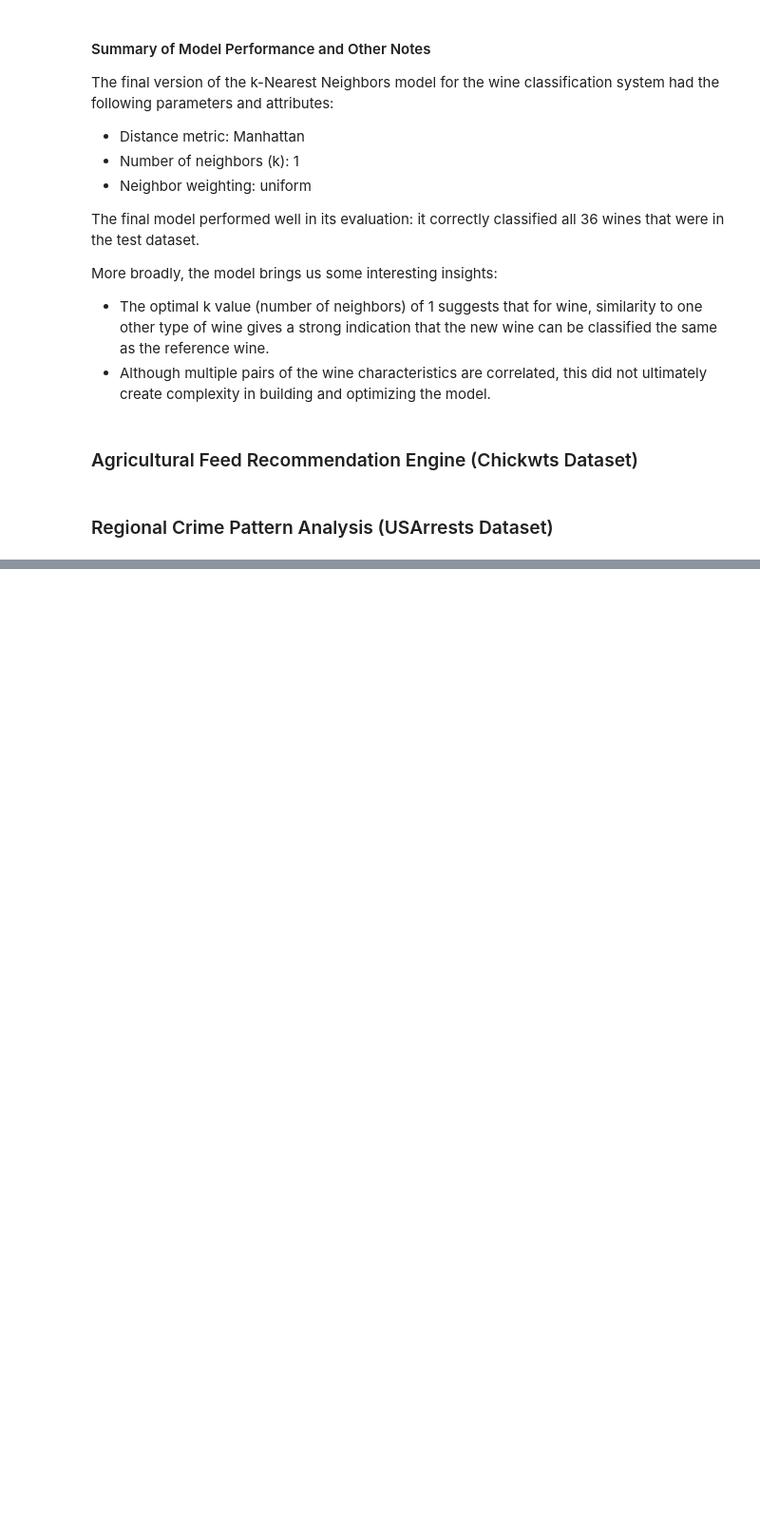
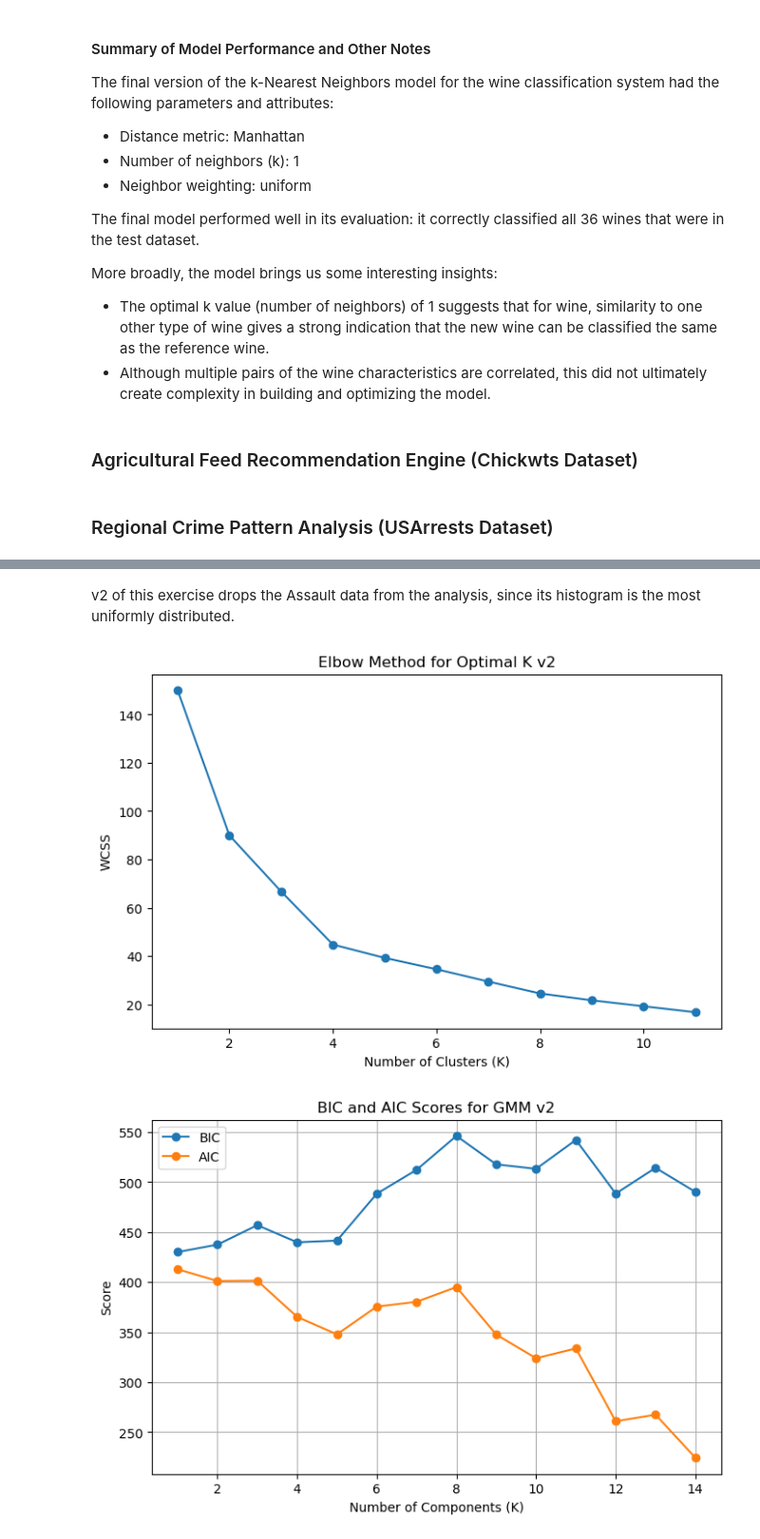
Before and after one commit to marhas109/ds08_all, a Jupyter notebook: mod8_summative_lab.ipynb, the cells around one changed output, grey strips where cells are left out. Shown at 95% size. Saved outputs shown, nothing was run; the diff lists cells and outputs as text; code cells hidden in the pictures; blank space fills up the shorter version.

```diff
--- a/mod8_summative_lab.ipynb
+++ b/mod8_summative_lab.ipynb
@@ -243,0 +357,48 @@ More broadly, the model brings us some interesting insights:
+# %% [markdown]
+v2 of this exercise drops the Assault data from the analysis, since its histogram is the most uniformly distributed.
+# %%
+# Select numerical features for clustering - version 2
+X2 = df[['Murder', 'UrbanPop', 'Rape']]
+
+# Standardize the data
+scaler = StandardScaler()
+X2_scaled = scaler.fit_transform(X2)
+# %%
+# elbow method to find optimal K for K-Means - version 2
+inertia2 = []
+K_range = range(1, 12)
+for k in K_range:
+    kmeans = KMeans(n_clusters=k, random_state=42, n_init=10)
+    kmeans.fit(X2_scaled)
+    inertia2.append(kmeans.inertia_)
+# %%
+# BIC and AIC to find optimal components for GMM - version 2
+bic_scores2 = []
+aic_scores2 = []
+for n in range(1, 15):
+    gmm = GaussianMixture(n_components=n, random_state=42)
+    gmm.fit(X2_scaled)
+    bic_scores2.append(gmm.bic(X2_scaled))
+    aic_scores2.append(gmm.aic(X2_scaled))
+# %%
+# elbow plot - version 2
+plt.figure(figsize=(8, 5))
+plt.plot(K_range, inertia2, marker='o', linestyle='-')
+plt.xlabel("Number of Clusters (K)")
+plt.ylabel("WCSS")
+plt.title("Elbow Method for Optimal K v2")
+plt.show()
+
+# BIC and AIC score plot - version 2
+plt.figure(figsize=(8, 5))
+plt.plot(range(1, 15), bic_scores2, marker='o', linestyle='-', label='BIC')
+plt.plot(range(1, 15), aic_scores2, marker='o', linestyle='-', label='AIC')
+plt.xlabel('Number of Components (K)')
+plt.ylabel('Score')
+plt.legend()
+plt.title('BIC and AIC Scores for GMM v2')
+plt.grid(True)
+plt.show()
+# %% [output]
+[figure, added]
+[figure, added]
```
Also changed, not shown: parts of 25 cells of this notebook.
